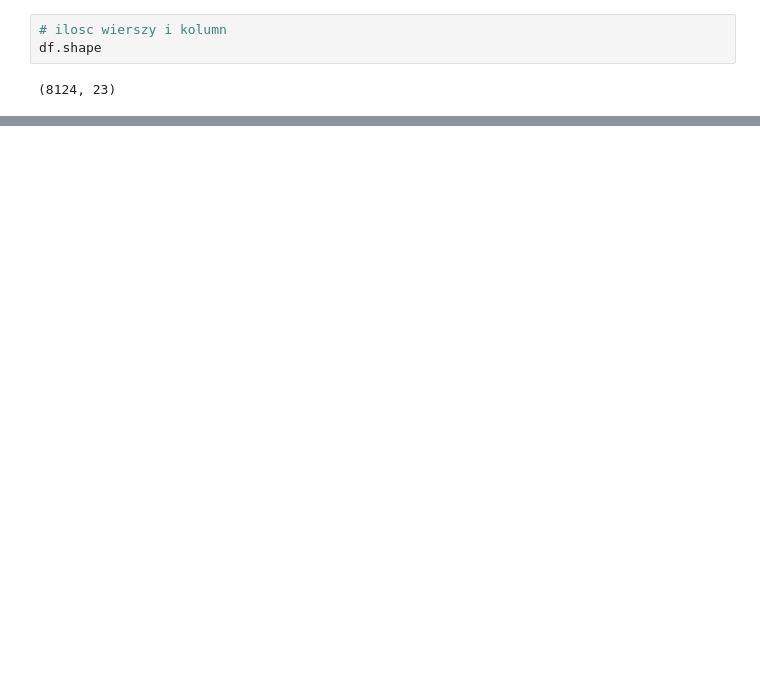
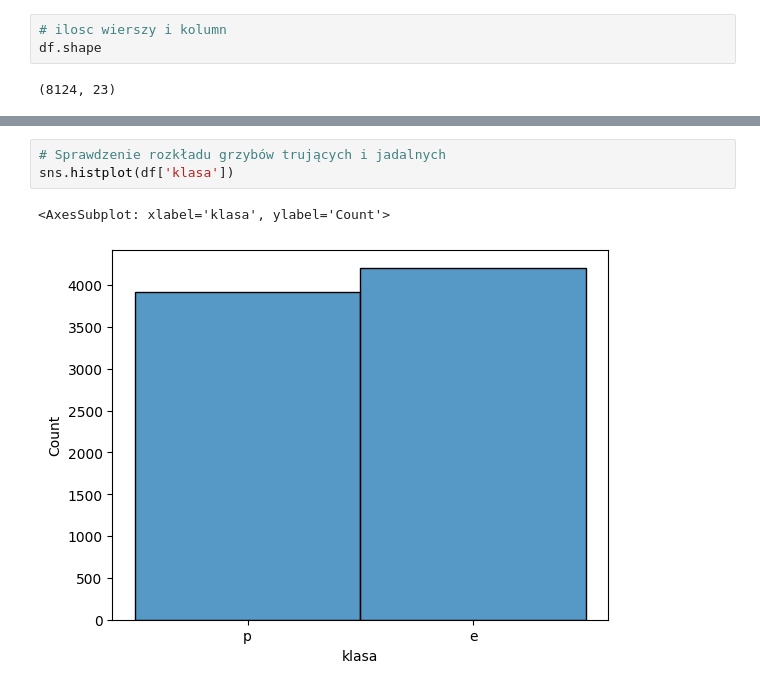
Before and after one commit to JakLjk/mushroomDecisionTree, a Jupyter notebook: Projekt/drzewo_klasyfikacyjne.ipynb, the cells around one changed output, grey strips where cells are left out. Drawn from its saved outputs; the diff is of its cells as text; blank space fills up the shorter version.

```diff
--- a/Projekt/drzewo_klasyfikacyjne.ipynb
+++ b/Projekt/drzewo_klasyfikacyjne.ipynb
@@ -79,0 +90,6 @@ df.shape
+# %%
+# Sprawdzenie rozkładu grzybów trujących i jadalnych
+sns.histplot(df['klasa'])
+# %% [output]
+<AxesSubplot: xlabel='klasa', ylabel='Count'>
+[figure, added]
```
Also changed, not shown: parts of 19 cells of this notebook, 2 other files.
